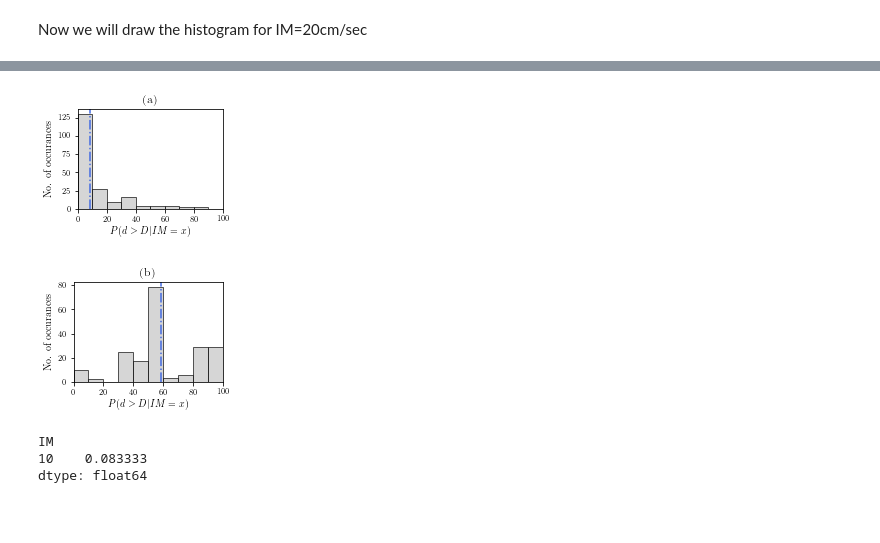
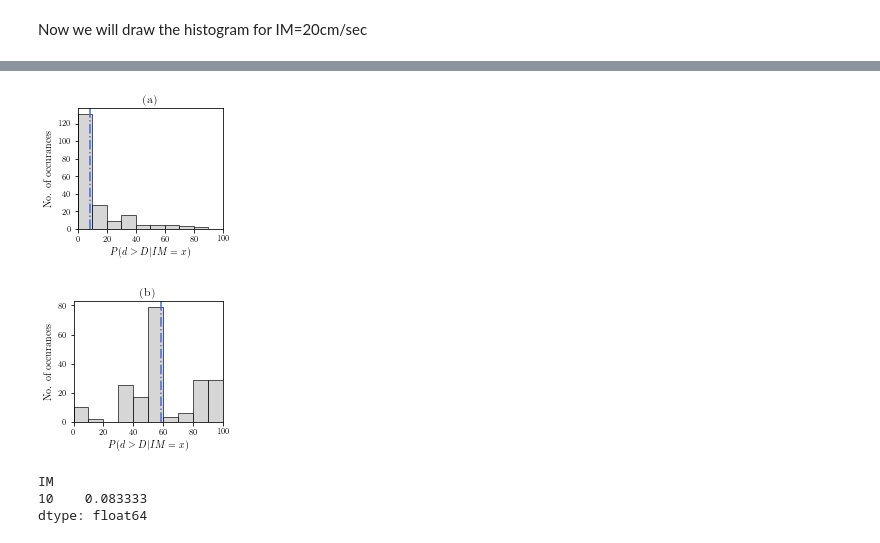
Before and after one commit to mtareqsoliman/msthesis, a Jupyter notebook: Benchmark_RS_DBLANN_12092022.ipynb, the cells around one changed output, grey strips where cells are left out. Drawn from its saved outputs; the diff is of its cells as text; code cells hidden in the pictures; blank space fills up the shorter version.

```diff
--- a/Benchmark_RS_DBLANN_12092022.ipynb
+++ b/Benchmark_RS_DBLANN_12092022.ipynb
@@ -274,7 +306,6 @@ import numpy as np
 import matplotlib as pltuse
 import matplotlib.pyplot as plt
 import matplotlib.ticker as mtick
-import tikzplotlib
 
 fmt = '%.0f%%'
 pticks = mtick.FormatStrFormatter(fmt)
@@ -287,36 +318,36 @@ plt.rcParams.update({
     "font.size": 10,
     # Make the legend/label fonts a little smaller
     "legend.fontsize": 8,
     "xtick.labelsize": 8,
     "ytick.labelsize": 8,
     "figure.autolayout": True
 })
 
 width = 412.56496
 width = 413
 
 #fig.tight_layout(pad=4.0)
 for y,sel_IM,title in zip([0,1],[10,20],['(a)','(b)']):
-  fig, ax = plt.subplots(figsize=(width*0.5/72.27,width*0.4/72.27))
+  fig, ax = plt.subplots(figsize=(width*0.5/72.27,width*0.45/72.27))
 
   ax.hist(NLTHA100_pivot[sel_IM]*100/12,color='silver', edgecolor='k', alpha=0.65,bins=np.arange(min(NLTHA100_pivot[sel_IM]*100/12), max(NLTHA100_pivot[sel_IM]*100/12) + 10, 10))
   ax.set_xlim(0,100)
   ax.set_ylim(0)
   ax.set_title(title)
   ax.xaxis.set_major_formatter(pticks)
   ax.set_xlabel(r'$P(d>D|IM=x)$')
   ax.set_ylabel('No. of occurances')
   #ax.set_title('Histogram for PGV='+str(sel_IM)+' cm/s')
   ax.axvline(np.median(NLTHA100_pivot[sel_IM]*100/12,axis=0),color='royalblue', linestyle='-.', linewidth=1.5)
   #ax2 = ax[1,0].twinx()  # instantiate a second axes that shares the same x-axis
   #ax2.tick_params(axis='y')
   #ax2.violinplot(NLTHA100_pivot[sel_IM]/12,positions=[sel_IM],widths=5.5)
   plt.savefig('histogram1020_benchmark_'+str(sel_IM)+'.pgf', backend='pgf', dpi=600, bbox_inches="tight", transparent=True)
   #plt.savefig('histogram1020_benchmark_'+str(sel_IM)+'.pdf', backend='pdf', dpi=600, bbox_inches="tight", transparent=True)
   #tikzplotlib.save("histogram1020_benchmark_"+str(sel_IM)+".tex")
 # %% [output]
-[figure, old version]
+[figure, new version]
-[figure, old version]
+[figure, new version]
 # %%
 fig, ax = plt.subplots(figsize=set_size(width))
 #fig.tight_layout(pad=4.0)
```
Also changed, not shown: parts of 7 cells of this notebook.
